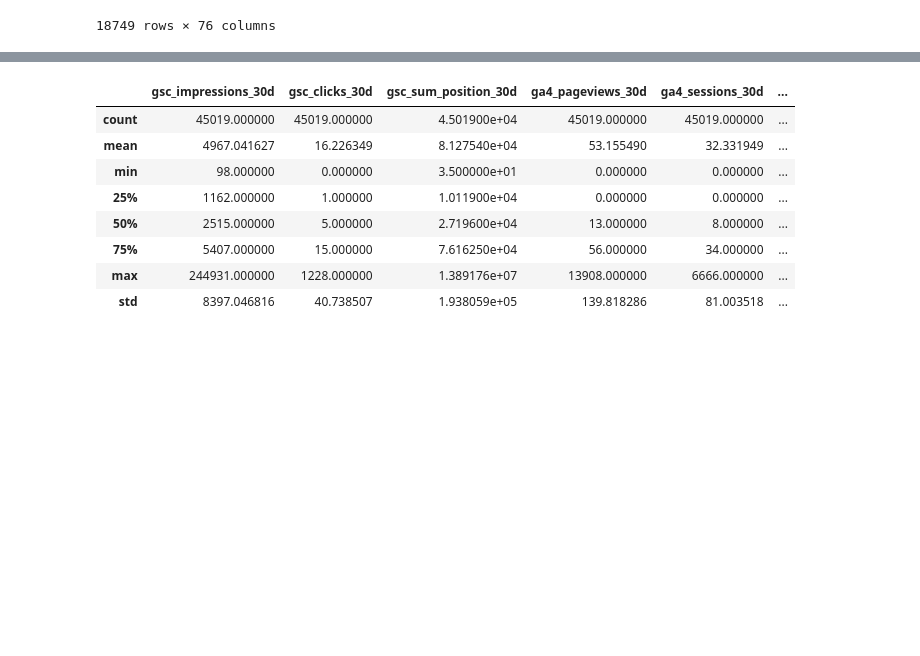
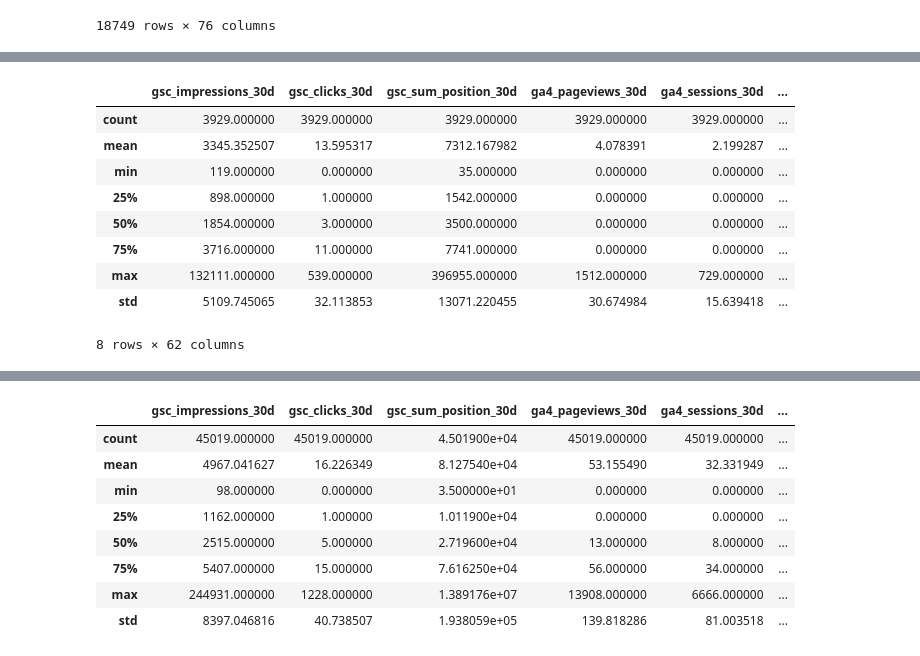
Before and after one commit to octane21/flyrank-internship-ML, a Jupyter notebook: work/notebooks/w04_baseline_score.ipynb, the cells around one changed output, grey strips where cells are left out. Cells and saved outputs as stored; diff of their text form; code cells hidden in the pictures; blank space fills up the shorter version.

```diff
--- a/work/notebooks/w04_baseline_score.ipynb
+++ b/work/notebooks/w04_baseline_score.ipynb
@@ -567,0 +599,15 @@ dataset[dataset['trend_pct_future'] < -20]
+# %%
+(dataset[
+  (dataset['position_tier_30d'] == 'top_3')
+  ]).describe()
+# %% [output]
+|  | gsc_impressions_30d | gsc_clicks_30d | gsc_sum_position_30d | ga4_pageviews_30d | ga4_sessions_30d | ... |
+| count | 3929.000000 | 3929.000000 | 3929.000000 | 3929.000000 | 3929.000000 | ... |
+| mean | 3345.352507 | 13.595317 | 7312.167982 | 4.078391 | 2.199287 | ... |
+| min | 119.000000 | 0.000000 | 35.000000 | 0.000000 | 0.000000 | ... |
+| 25% | 898.000000 | 1.000000 | 1542.000000 | 0.000000 | 0.000000 | ... |
+| 50% | 1854.000000 | 3.000000 | 3500.000000 | 0.000000 | 0.000000 | ... |
+| 75% | 3716.000000 | 11.000000 | 7741.000000 | 0.000000 | 0.000000 | ... |
+| max | 132111.000000 | 539.000000 | 396955.000000 | 1512.000000 | 729.000000 | ... |
+| std | 5109.745065 | 32.113853 | 13071.220455 | 30.674984 | 15.639418 | ... |
+8 rows × 62 columns
```
Also changed, not shown: parts of 12 cells of this notebook.
